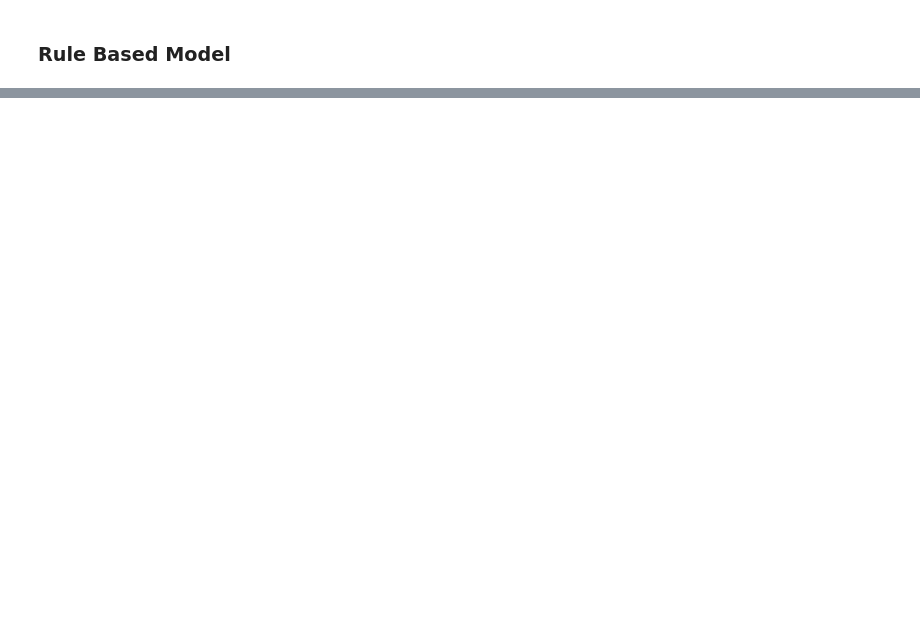
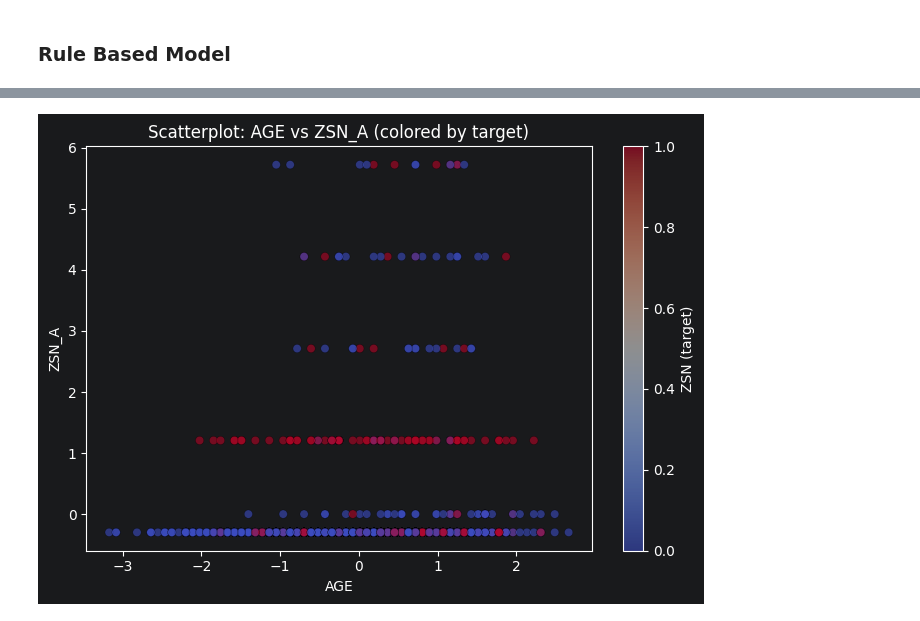
Before and after one commit to staldenhoefler/HMBI, a Jupyter notebook: prüfungsvorbereitung/Prüfung.ipynb, the cells around one changed output, grey strips where cells are left out. Saved outputs shown, nothing was run; the diff lists cells and outputs as text; code cells hidden in the pictures; blank space fills up the shorter version.

```diff
--- a/prüfungsvorbereitung/Prüfung.ipynb
+++ b/prüfungsvorbereitung/Prüfung.ipynb
@@ -312,0 +495,20 @@ print(rules[['rule', 'coef', 'support', 'importance']].head(20).to_string(index=
+# %%
+import pandas as pd
+import matplotlib.pyplot as plt
+
+feat_x = 'AGE'
+feat_y = 'ZSN_A'
+
+plt.figure(figsize=(7, 5))
+scatter = plt.scatter(
+    X_train[feat_x], X_train[feat_y],
+    c=y_train, cmap='coolwarm', alpha=0.6, edgecolors='k', linewidths=0.3
+)
+plt.colorbar(scatter, label='ZSN (target)')
+plt.xlabel(feat_x)
+plt.ylabel(feat_y)
+plt.title(f'Scatterplot: {feat_x} vs {feat_y} (colored by target)')
+plt.tight_layout()
+plt.show()
+# %% [output]
+[figure, added]
```
Also changed, not shown: parts of 26 cells of this notebook.
